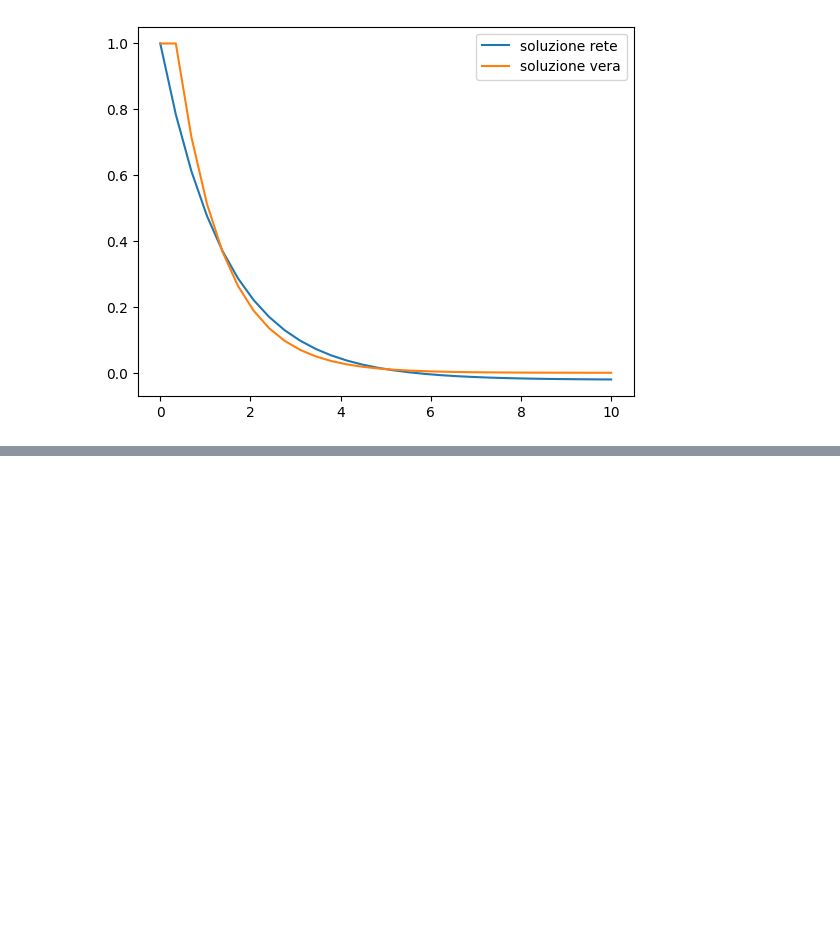
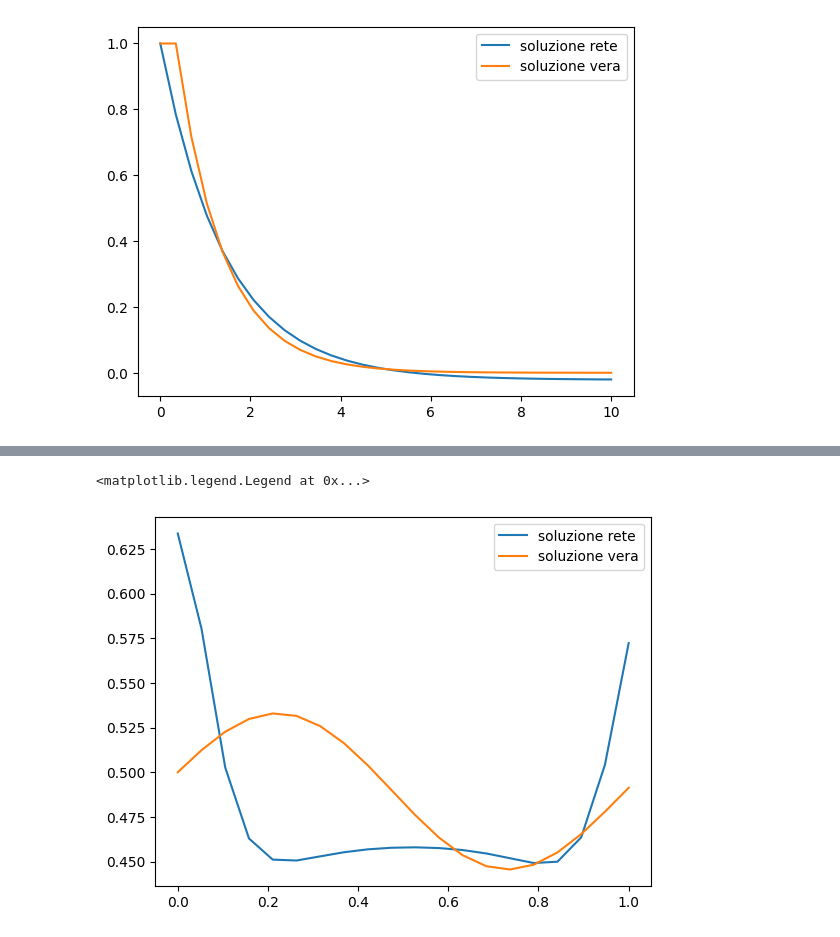
Before and after one commit to adrianoracano/Prog-NAPDE, a Jupyter notebook: prova_cn.ipynb, the cells around one changed output, grey strips where cells are left out. Drawn from its saved outputs; the diff is of its cells as text; code cells hidden in the pictures; blank space fills up the shorter version.

```diff
--- a/prova_cn.ipynb
+++ b/prova_cn.ipynb
@@ -1618,0 +1687,3 @@ plt.legend(["soluzione rete", "soluzione vera"])
+# %%
+#learning_rate = 0.1
+optimizer = tf.keras.optimizers.Adam(learning_rate=0.01)
@@ -1618,0 +1746,10 @@ plt.legend(["soluzione rete", "soluzione vera"])
+# %%
+with tf.GradientTape() as tape:
+  t = tf.Variable([[dt*5]],dtype = 'float64')
+  Temp = tf.constant([[T(t)]],dtype = 'float64')
+  input = tf.concat([t,Temp],axis = -1)
+  tape.watch(t)
+  betatilde = model(input)
+betatildedot = tape.gradient(betatilde, t)
+beta = dataset[1][0][5]
+((beta - betatilde)**2 + (betatildedot - fnew(betatilde,T(t)))**2)
@@ -1618,0 +1758,7 @@ plt.legend(["soluzione rete", "soluzione vera"])
+# %%
+#TRAINING LOOP
+for i in range(training_steps):
+  gradients = train_stepPINN()
+  if i % display_step == 0:
+    print("iterazione numero: %i " %(i))
+    print("loss: %f " % (lossPINN()))
@@ -1618,0 +1787,23 @@ plt.legend(["soluzione rete", "soluzione vera"])
+# %%
+#PLOT
+y = np.zeros(N)
+yex = np.zeros(N)
+#curr_y = tf.constant([beta0], dtype = 'float64')
+for i in range(N):
+    # x = np.array([curr_beta, T(i*dt)])
+    # print(curr_beta)
+#    next_y = curr_y + dt * model(curr_y)
+    t = tf.Variable([[dt*i]],dtype = 'float64')
+    Temp = tf.constant([[T(t)]],dtype = 'float64')
+    input = tf.concat([t,Temp],axis = -1)
+    y[i] = model(input).numpy()[0][0]
+    yex[i] = dataset[1,0,i]
+    #curr_y = next_y
+
+t = np.linspace(start = 0, stop = t_max, num = N)
+plt.plot(t, y)
+plt.plot(t, yex)
+plt.legend(["soluzione rete", "soluzione vera"])
+# %% [output]
+<matplotlib.legend.Legend at 0x...>
+[figure, added]
```
Also changed, not shown: parts of 12 cells of this notebook.
